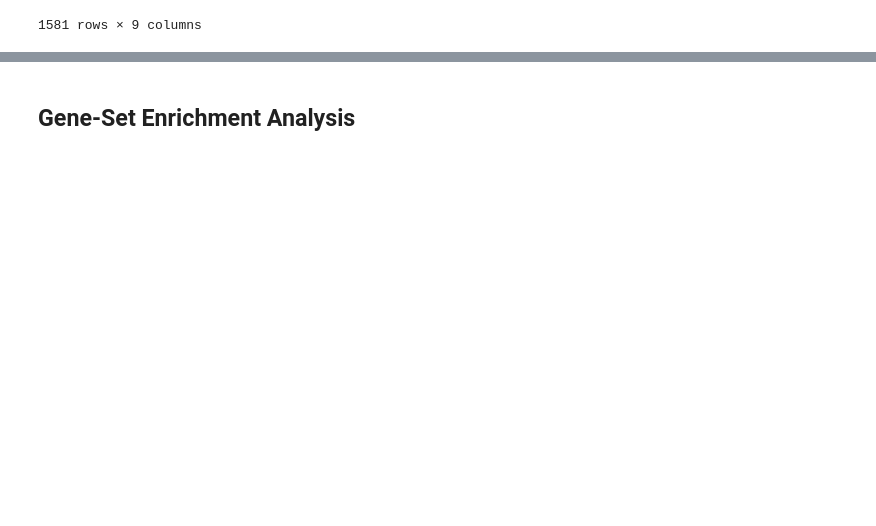
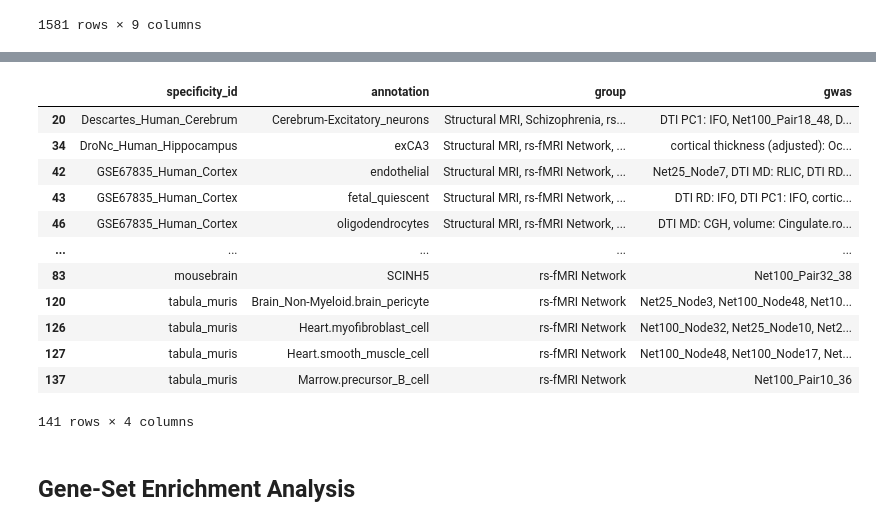
Before and after one commit to erwinerdem/STEAP, a Jupyter notebook: notebooks/scz_example.ipynb, the cells around one changed output, grey strips where cells are left out. Drawn from its saved outputs; the diff is of its cells as text; code cells hidden in the pictures; blank space fills up the shorter version.

```diff
--- a/notebooks/scz_example.ipynb
+++ b/notebooks/scz_example.ipynb
@@ -75,3 +125,22 @@ display(significant_celltypes)
+# %%
+# and get dataframe (or excel file) of the specific cell-types
+upsetplot.get_shared_celltypes(df_all, gwas_group_dict,
+                               sign_threshold=len(constants.METHODS)-1,
+                               save_to_excel=False)
+# %% [output]
+|  | specificity_id | annotation | group | gwas |
+| 20 | Descartes_Human_Cerebrum | Cerebrum-Excitatory_neurons | Structural MRI, Schizophrenia, rs... | DTI PC1: IFO, Net100_Pair18_48, D... |
+| 34 | DroNc_Human_Hippocampus | exCA3 | Structural MRI, rs-fMRI Network, ... | cortical thickness (adjusted): Oc... |
+| 42 | GSE67835_Human_Cortex | endothelial | Structural MRI, rs-fMRI Network, ... | Net25_Node7, DTI MD: RLIC, DTI RD... |
+| 43 | GSE67835_Human_Cortex | fetal_quiescent | Structural MRI, rs-fMRI Network, ... | DTI RD: IFO, DTI PC1: IFO, cortic... |
+| 46 | GSE67835_Human_Cortex | oligodendrocytes | Structural MRI, rs-fMRI Network, ... | DTI MD: CGH, volume: Cingulate.ro... |
+| ... | ... | ... | ... | ... |
+| 83 | mousebrain | SCINH5 | rs-fMRI Network | Net100_Pair32_38 |
+| 120 | tabula_muris | Brain_Non-Myeloid.brain_pericyte | rs-fMRI Network | Net25_Node3, Net100_Node48, Net10... |
+| 126 | tabula_muris | Heart.myofibroblast_cell | rs-fMRI Network | Net100_Node32, Net25_Node10, Net2... |
+| 127 | tabula_muris | Heart.smooth_muscle_cell | rs-fMRI Network | Net100_Node48, Net100_Node17, Net... |
+| 137 | tabula_muris | Marrow.precursor_B_cell | rs-fMRI Network | Net100_Pair10_36 |
+141 rows × 4 columns
 # %% [markdown]
 ## Gene-Set Enrichment Analysis
 # %%
```
Also changed, not shown: parts of 18 cells of this notebook, 7 other files.
